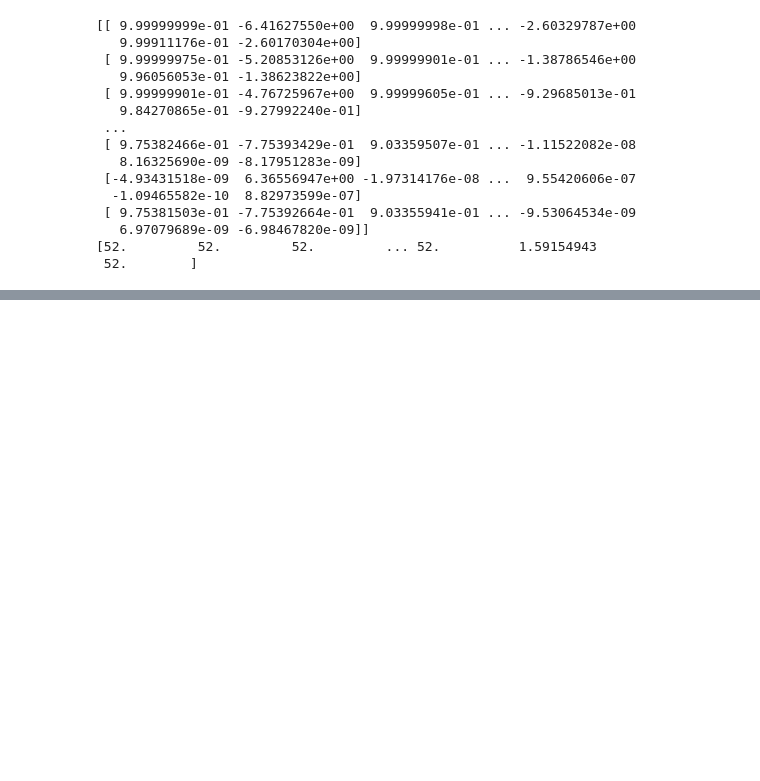
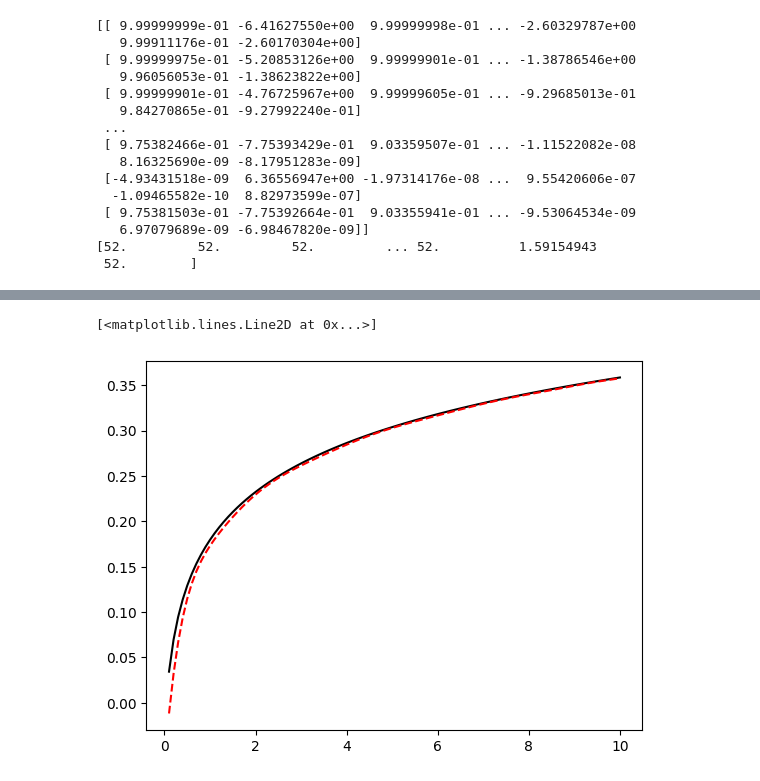
Before and after one commit to Jiayu-Fang/Trefftz-Pump, a Jupyter notebook: multiple_domain.ipynb, the cells around one changed output, grey strips where cells are left out. Saved outputs shown, nothing was run; the diff lists cells and outputs as text; code cells hidden in the pictures; blank space fills up the shorter version.

```diff
--- a/multiple_domain.ipynb
+++ b/multiple_domain.ipynb
@@ -409,0 +444,32 @@ LinAlgError: SVD did not converge in Linear Least Squares
+# %%
+t=np.zeros(100)
+for ik in range(100):
+    t[ik]=(ik+1)*0.1
+s=np.zeros(100)
+for ik in range(100):
+    u=5.0*5.0*0.01/4.0/1.0/t[ik]
+    w=-0.5772-np.log(u)
+    for jk in range(1,100):
+        w=w-((-1.0)**(jk))*(u**jk)/(jk*1.0)/np.math.factorial(jk)
+    s[ik]=1.0/4.0/np.pi/1.0*w
+plt.plot(t,s,'k-')
+s1=np.zeros(100)
+ta=1.0; ss=0.01
+r0=np.zeros(1000)
+r0[0]=0.1
+for ik in range(1,1000):
+    r0[ik]=ik*1.0
+for ik in range(100):
+    rkk=5.0; tk=t[ik]
+    for jk in range(1,31):
+        vk=jk*1.0*np.pi/lk1
+        nk=(jk-1)*2
+        t_term=np.exp(-vk*vk*ta/ss*tk)
+        s1[ik]=s1[ik]+ck[nk+0]*t_term*scipy.special.jv(0,rkk*vk)
+        s1[ik]=s1[ik]+ck[nk+1]*t_term*scipy.special.yv(0,rkk*vk)
+    s1[ik]=s1[ik]
+
+plt.plot(t,52.0-s1,'r--')
+# %% [output]
+[<matplotlib.lines.Line2D at 0x...>]
+[figure, added]
```
Also changed, not shown: parts of 2 cells of this notebook, 1 other file.
